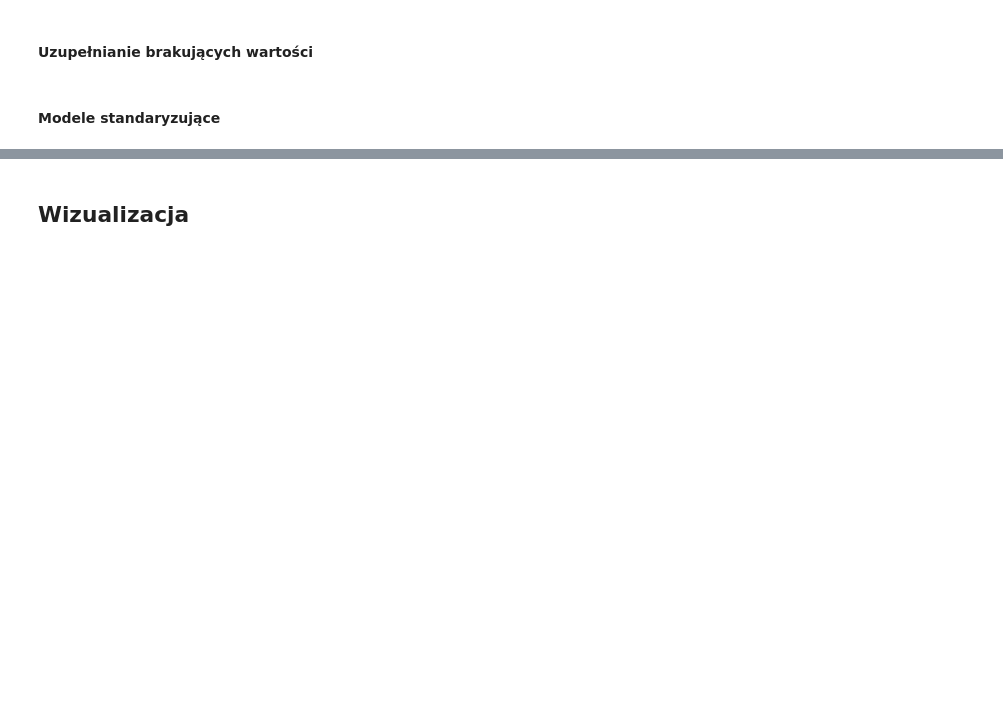
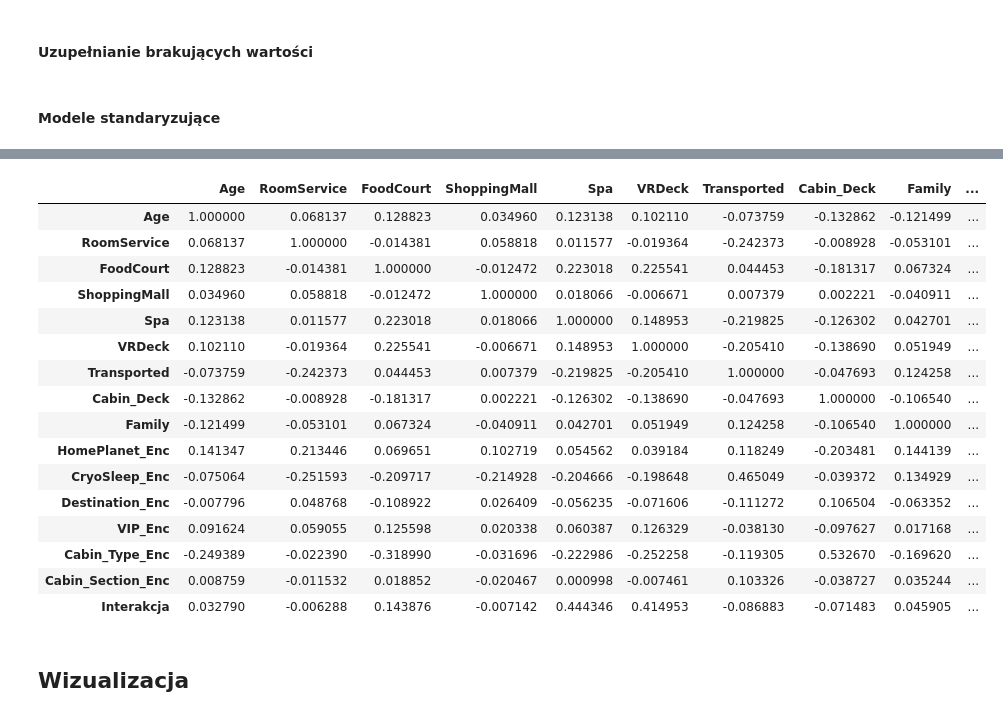
Before and after one commit to Dominik-Sidorczuk/Dominik-Projects, a Jupyter notebook: Spaceship Titanic/Spaceship Titanic.ipynb, the cells around one changed output, grey strips where cells are left out. Drawn from its saved outputs; the diff is of its cells as text; code cells hidden in the pictures; blank space fills up the shorter version.

```diff
--- a/Spaceship Titanic/Spaceship Titanic.ipynb
+++ b/Spaceship Titanic/Spaceship Titanic.ipynb
@@ -278,3 +295,23 @@ train
+# %%
+train.corr()
+# %% [output]
+|  | Age | RoomService | FoodCourt | ShoppingMall | Spa | VRDeck | Transported | Cabin_Deck | Family | ... |
+| Age | 1.000000 | 0.068137 | 0.128823 | 0.034960 | 0.123138 | 0.102110 | -0.073759 | -0.132862 | -0.121499 | ... |
+| RoomService | 0.068137 | 1.000000 | -0.014381 | 0.058818 | 0.011577 | -0.019364 | -0.242373 | -0.008928 | -0.053101 | ... |
+| FoodCourt | 0.128823 | -0.014381 | 1.000000 | -0.012472 | 0.223018 | 0.225541 | 0.044453 | -0.181317 | 0.067324 | ... |
+| ShoppingMall | 0.034960 | 0.058818 | -0.012472 | 1.000000 | 0.018066 | -0.006671 | 0.007379 | 0.002221 | -0.040911 | ... |
+| Spa | 0.123138 | 0.011577 | 0.223018 | 0.018066 | 1.000000 | 0.148953 | -0.219825 | -0.126302 | 0.042701 | ... |
+| VRDeck | 0.102110 | -0.019364 | 0.225541 | -0.006671 | 0.148953 | 1.000000 | -0.205410 | -0.138690 | 0.051949 | ... |
+| Transported | -0.073759 | -0.242373 | 0.044453 | 0.007379 | -0.219825 | -0.205410 | 1.000000 | -0.047693 | 0.124258 | ... |
+| Cabin_Deck | -0.132862 | -0.008928 | -0.181317 | 0.002221 | -0.126302 | -0.138690 | -0.047693 | 1.000000 | -0.106540 | ... |
+| Family | -0.121499 | -0.053101 | 0.067324 | -0.040911 | 0.042701 | 0.051949 | 0.124258 | -0.106540 | 1.000000 | ... |
+| HomePlanet_Enc | 0.141347 | 0.213446 | 0.069651 | 0.102719 | 0.054562 | 0.039184 | 0.118249 | -0.203481 | 0.144139 | ... |
+| CryoSleep_Enc | -0.075064 | -0.251593 | -0.209717 | -0.214928 | -0.204666 | -0.198648 | 0.465049 | -0.039372 | 0.134929 | ... |
+| Destination_Enc | -0.007796 | 0.048768 | -0.108922 | 0.026409 | -0.056235 | -0.071606 | -0.111272 | 0.106504 | -0.063352 | ... |
+| VIP_Enc | 0.091624 | 0.059055 | 0.125598 | 0.020338 | 0.060387 | 0.126329 | -0.038130 | -0.097627 | 0.017168 | ... |
+| Cabin_Type_Enc | -0.249389 | -0.022390 | -0.318990 | -0.031696 | -0.222986 | -0.252258 | -0.119305 | 0.532670 | -0.169620 | ... |
+| Cabin_Section_Enc | 0.008759 | -0.011532 | 0.018852 | -0.020467 | 0.000998 | -0.007461 | 0.103326 | -0.038727 | 0.035244 | ... |
+| Interakcja | 0.032790 | -0.006288 | 0.143876 | -0.007142 | 0.444346 | 0.414953 | -0.086883 | -0.071483 | 0.045905 | ... |
 # %% [markdown]
 ## Wizualizacja
 # %%
```
Also changed, not shown: parts of 7 cells of this notebook.
